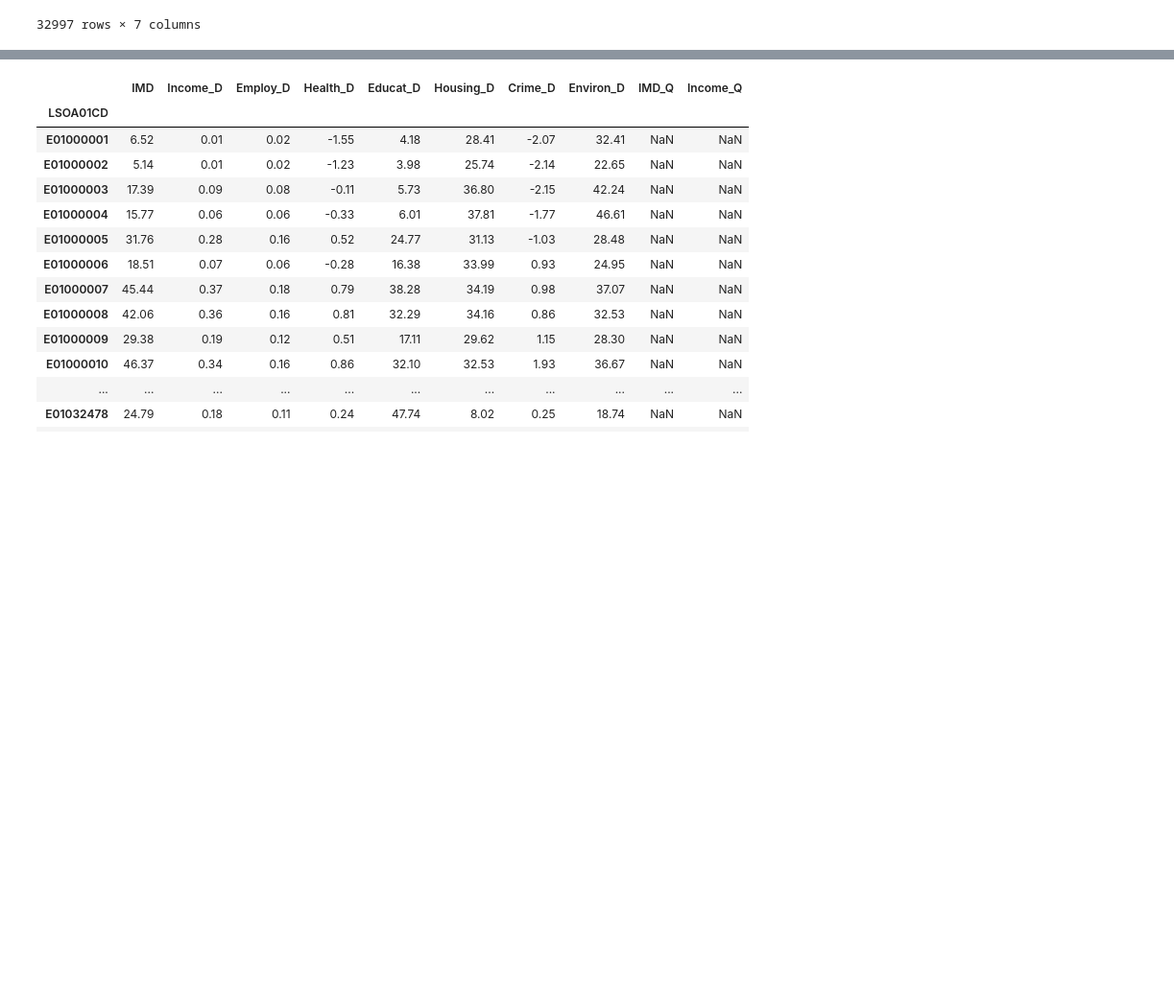
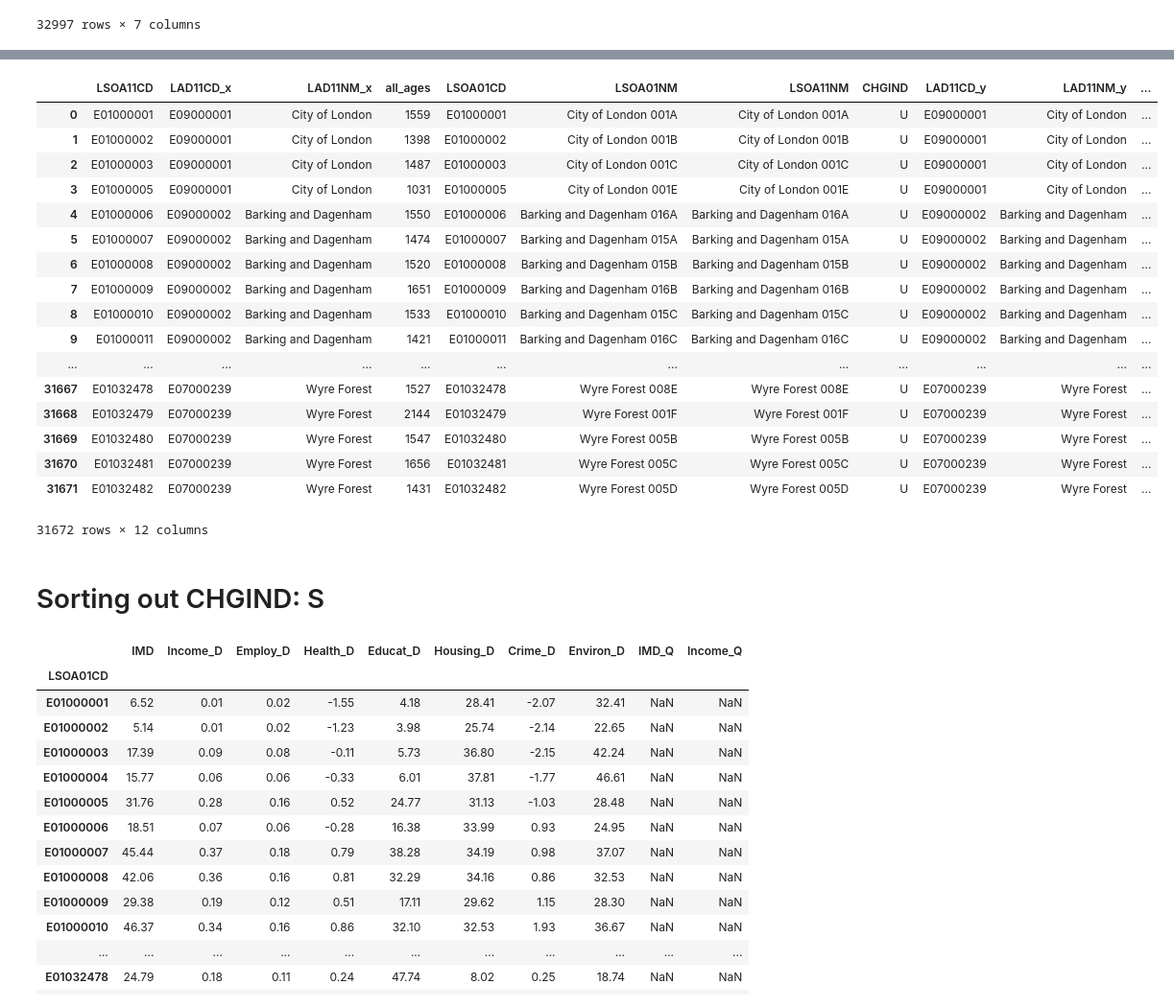
Before and after one commit to annalisasheehan/ICL_Diabetes, a Jupyter notebook: IMD04_LAD01.ipynb, the cells around one changed output, grey strips where cells are left out. Shown at 96% size. Cells and saved outputs as stored; diff of their text form; code cells hidden in the pictures; blank space fills up the shorter version.

```diff
--- a/IMD04_LAD01.ipynb
+++ b/IMD04_LAD01.ipynb
@@ -129,3 +195,26 @@ pops_lu
+# %%
+pops_lu_U
+# %% [output]
+|  | LSOA11CD | LAD11CD_x | LAD11NM_x | all_ages | LSOA01CD | LSOA01NM | LSOA11NM | CHGIND | LAD11CD_y | LAD11NM_y | ... |
+| 0 | E01000001 | E09000001 | City of London | 1559 | E01000001 | City of London 001A | City of London 001A | U | E09000001 | City of London | ... |
+| 1 | E01000002 | E09000001 | City of London | 1398 | E01000002 | City of London 001B | City of London 001B | U | E09000001 | City of London | ... |
+| 2 | E01000003 | E09000001 | City of London | 1487 | E01000003 | City of London 001C | City of London 001C | U | E09000001 | City of London | ... |
+| 3 | E01000005 | E09000001 | City of London | 1031 | E01000005 | City of London 001E | City of London 001E | U | E09000001 | City of London | ... |
+| 4 | E01000006 | E09000002 | Barking and Dagenham | 1550 | E01000006 | Barking and Dagenham 016A | Barking and Dagenham 016A | U | E09000002 | Barking and Dagenham | ... |
+| 5 | E01000007 | E09000002 | Barking and Dagenham | 1474 | E01000007 | Barking and Dagenham 015A | Barking and Dagenham 015A | U | E09000002 | Barking and Dagenham | ... |
+| 6 | E01000008 | E09000002 | Barking and Dagenham | 1520 | E01000008 | Barking and Dagenham 015B | Barking and Dagenham 015B | U | E09000002 | Barking and Dagenham | ... |
+| 7 | E01000009 | E09000002 | Barking and Dagenham | 1651 | E01000009 | Barking and Dagenham 016B | Barking and Dagenham 016B | U | E09000002 | Barking and Dagenham | ... |
+| 8 | E01000010 | E09000002 | Barking and Dagenham | 1533 | E01000010 | Barking and Dagenham 015C | Barking and Dagenham 015C | U | E09000002 | Barking and Dagenham | ... |
+| 9 | E01000011 | E09000002 | Barking and Dagenham | 1421 | E01000011 | Barking and Dagenham 016C | Barking and Dagenham 016C | U | E09000002 | Barking and Dagenham | ... |
+| ... | ... | ... | ... | ... | ... | ... | ... | ... | ... | ... | ... |
+| 31667 | E01032478 | E07000239 | Wyre Forest | 1527 | E01032478 | Wyre Forest 008E | Wyre Forest 008E | U | E07000239 | Wyre Forest | ... |
+| 31668 | E01032479 | E07000239 | Wyre Forest | 2144 | E01032479 | Wyre Forest 001F | Wyre Forest 001F | U | E07000239 | Wyre Forest | ... |
+| 31669 | E01032480 | E07000239 | Wyre Forest | 1547 | E01032480 | Wyre Forest 005B | Wyre Forest 005B | U | E07000239 | Wyre Forest | ... |
+| 31670 | E01032481 | E07000239 | Wyre Forest | 1656 | E01032481 | Wyre Forest 005C | Wyre Forest 005C | U | E07000239 | Wyre Forest | ... |
+| 31671 | E01032482 | E07000239 | Wyre Forest | 1431 | E01032482 | Wyre Forest 005D | Wyre Forest 005D | U | E07000239 | Wyre Forest | ... |
+31672 rows × 12 columns
+# %% [markdown]
+# Sorting out CHGIND: S
 # %%
 pops_lu.to_csv(r"S:\Projects\SAHSU_Share\Diabetes\Datasets\IMD_04\pops_lu2.csv")
 # %%
```
Also changed, not shown: parts of 30 cells of this notebook.
